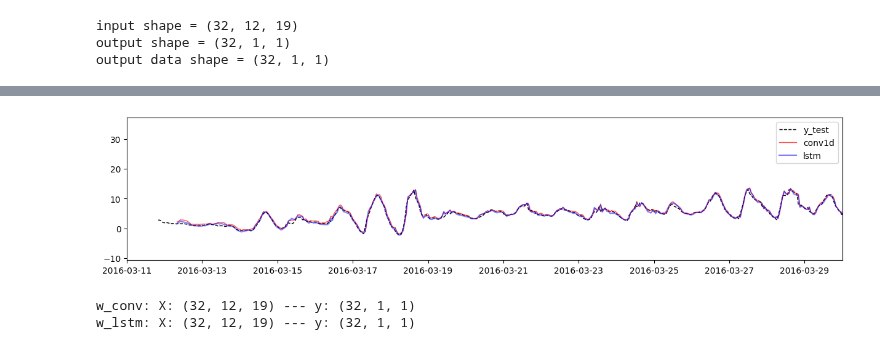
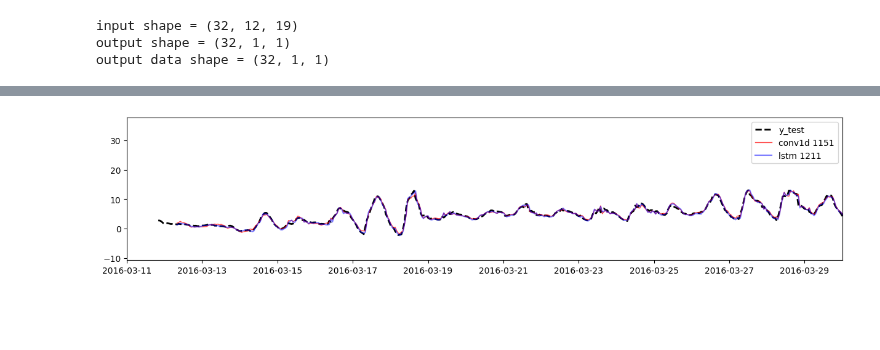
Before and after one commit to robetatis/study_notes_ml, a Jupyter notebook: weather.ipynb, the cells around one changed output, grey strips where cells are left out. Saved outputs shown, nothing was run; the diff lists cells and outputs as text; code cells hidden in the pictures; blank space fills up the shorter version.

```diff
--- a/weather.ipynb
+++ b/weather.ipynb
@@ -632,6 +658,6 @@ w_conv.plot(conv, plot_col='T (degC)')
 # %%
 lstm = tf.keras.models.Sequential([
-    tf.keras.layers.LSTM(units=32, return_sequences=False),
+    tf.keras.layers.LSTM(units=10, return_sequences=False),
     tf.keras.layers.Dense(units=1),
     tf.keras.layers.Reshape([1, -1])
 ])
@@ -701,21 +731,13 @@ ypred_lstm = make_ypred(lstm, w_lstm, train_mean['T (degC)'], train_sd['T (degC)
 # %%
 fig, ax = plt.subplots(figsize=(15, 3))
-ax.plot(date_time[int(n*0.9):], test_df_original['T (degC)'], linestyle='--', linewidth=1, color='black', label='y_test')
-ax.plot(date_time[int(n*0.9):], ypred_conv, linewidth=1, color='red', alpha=0.7, label='conv1d')
-ax.plot(date_time[int(n*0.9):], ypred_lstm, color='blue', alpha=0.5, label='lstm')
+ax.plot(date_time[int(n*0.9):], test_df_original['T (degC)'], linestyle='--', linewidth=2, color='black', label='y_test')
+ax.plot(date_time[int(n*0.9):], ypred_conv, linewidth=1, color='red', alpha=0.7, label=f'conv1d {n_param["conv1d"]}')
+ax.plot(date_time[int(n*0.9):], ypred_lstm, color='blue', alpha=0.5, label=f'lstm {n_param['lstm']}')
 ax.set_xlim(datetime(year=2016, month=3, day=11), datetime(year=2016, month=3, day=30))
 ax.legend()
 plt.show()
 # %% [output]
-[figure, old version]
+[figure, new version]
-# %%
-X, y = w_conv.example
-print(f'w_conv: X: {X.shape} --- y: {y.shape}')
-X, y = w_lstm.example
-print(f'w_lstm: X: {X.shape} --- y: {y.shape}')
-# %% [output]
-w_conv: X: (32, 12, 19) --- y: (32, 1, 1)
-w_lstm: X: (32, 12, 19) --- y: (32, 1, 1)
 # %%
 err_conv = ypred_conv - test_df_original['T (degC)']
 err_lstm = ypred_lstm - test_df_original['T (degC)']
```
Also changed, not shown: parts of 43 cells of this notebook.
